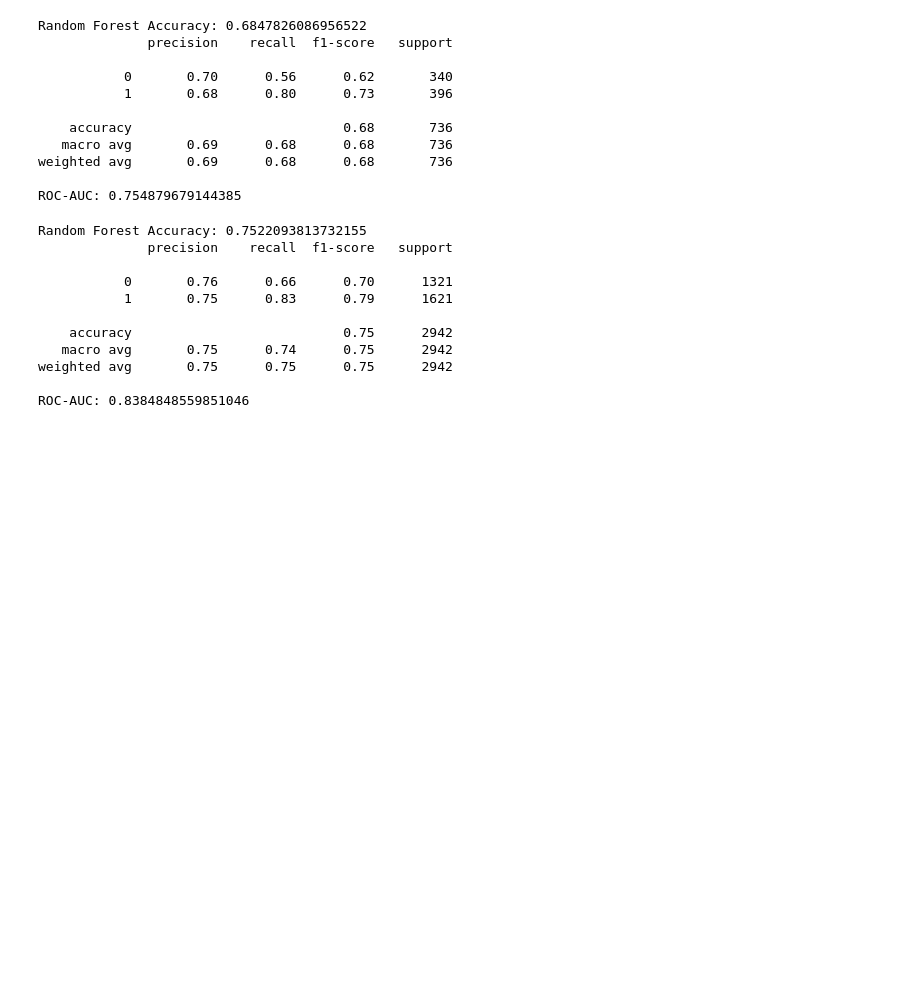
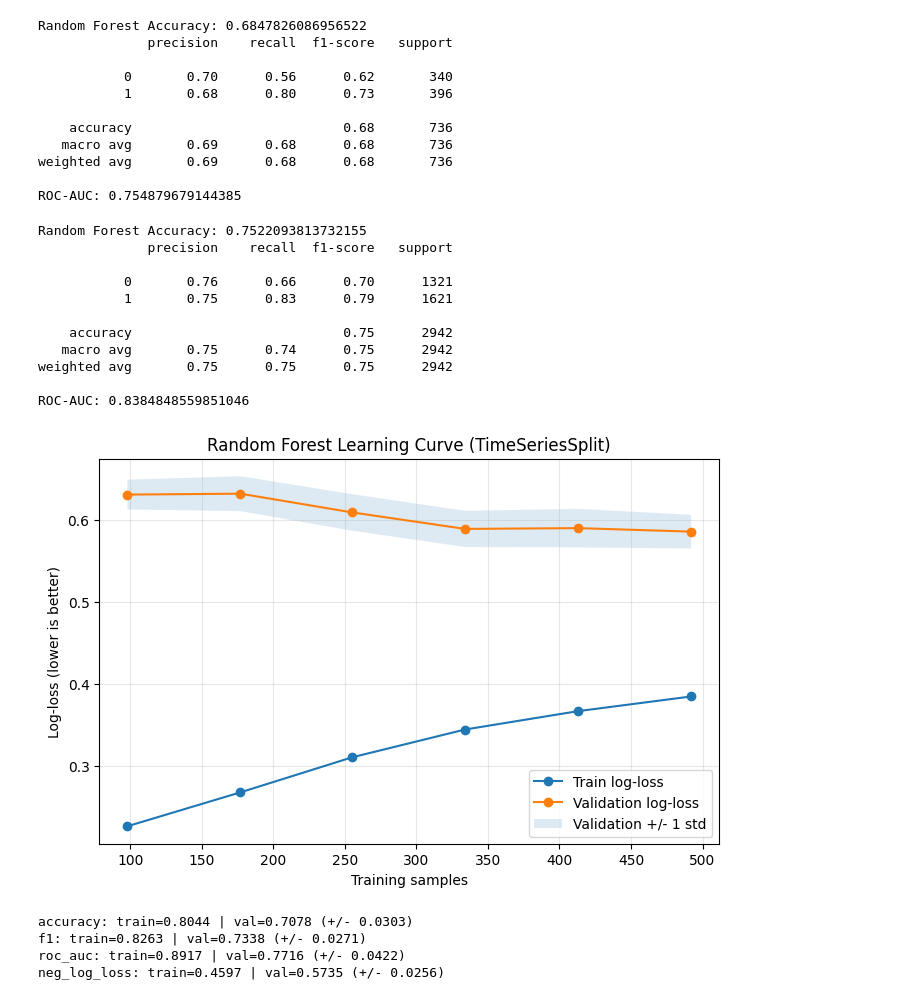
Before and after one commit to akorade/global-stock-index-ml-classification, a Jupyter notebook: notebooks/tree_with_lags.ipynb, the cells around one changed output. Saved outputs shown, nothing was run; the diff lists cells and outputs as text; code cells hidden in the pictures; blank space fills up the shorter version.

```diff
--- a/notebooks/tree_with_lags.ipynb
+++ b/notebooks/tree_with_lags.ipynb
@@ -119,3 +132,83 @@ Random Forest Accuracy: 0.7522093813732155
 weighted avg       0.75      0.75      0.75      2942
 
 ROC-AUC: 0.8384848559851046
+# %%
+import matplotlib.pyplot as plt
+from sklearn.model_selection import learning_curve
+
+# Learning curve with time-series splits to inspect bias/variance vs training size
+train_sizes, train_scores, val_scores = learning_curve(
+    estimator=best_rf,
+    X=X_train,
+    y=y_train,
+    train_sizes=np.linspace(0.2, 1.0, 6),
+    cv=tscv,
+    scoring="neg_log_loss",
+    n_jobs=-1,
+    shuffle=False,
+    error_score="raise",
+)
+
+train_log_loss = -train_scores
+val_log_loss = -val_scores
+
+plt.figure(figsize=(8, 5))
+plt.plot(train_sizes, train_log_loss.mean(axis=1), marker="o", label="Train log-loss")
+plt.plot(train_sizes, val_log_loss.mean(axis=1), marker="o", label="Validation log-loss")
+plt.fill_between(
+    train_sizes,
+    val_log_loss.mean(axis=1) - val_log_loss.std(axis=1),
+    val_log_loss.mean(axis=1) + val_log_loss.std(axis=1),
+    alpha=0.15,
+    label="Validation +/- 1 std",
+)
+plt.xlabel("Training samples")
+plt.ylabel("Log-loss (lower is better)")
+plt.title("Random Forest Learning Curve (TimeSeriesSplit)")
+plt.grid(True, alpha=0.3)
+plt.legend()
+plt.show()
+# %% [output]
+[figure, added]
+# %%
+from sklearn.model_selection import cross_validate
+
+# Time-series CV validation on the training window using the tuned model
+cv_scoring = {
+    "accuracy": "accuracy",
+    "f1": "f1",
+    "roc_auc": "roc_auc",
+    "neg_log_loss": "neg_log_loss",
+}
+
+cv_results = cross_validate(
+    best_rf,
+    X_train,
+    y_train,
+    cv=tscv,
+    scoring=cv_scoring,
+    return_train_score=True,
+    n_jobs=-1,
+    error_score="raise",
+)
+
+for metric in ["accuracy", "f1", "roc_auc", "neg_log_loss"]:
+    test_key = f"test_{metric}"
+    train_key = f"train_{metric}"
+    test_mean = cv_results[test_key].mean()
+    test_std = cv_results[test_key].std()
+    train_mean = cv_results[train_key].mean()
+    if metric == "neg_log_loss":
+        # Convert from negative log-loss back to regular log-loss for readability
+        print(
+            f"{metric}: train={-train_mean:.4f} | val={-test_mean:.4f} (+/- {test_std:.4f})"
+        )
+    else:
+        print(
+            f"{metric}: train={train_mean:.4f} | val={test_mean:.4f} (+/- {test_std:.4f})"
+        )
+# %% [output]
+accuracy: train=0.8044 | val=0.7078 (+/- 0.0303)
+f1: train=0.8263 | val=0.7338 (+/- 0.0271)
+roc_auc: train=0.8917 | val=0.7716 (+/- 0.0422)
+neg_log_loss: train=0.4597 | val=0.5735 (+/- 0.0256)
```
Also changed, not shown: parts of 2 cells of this notebook.
